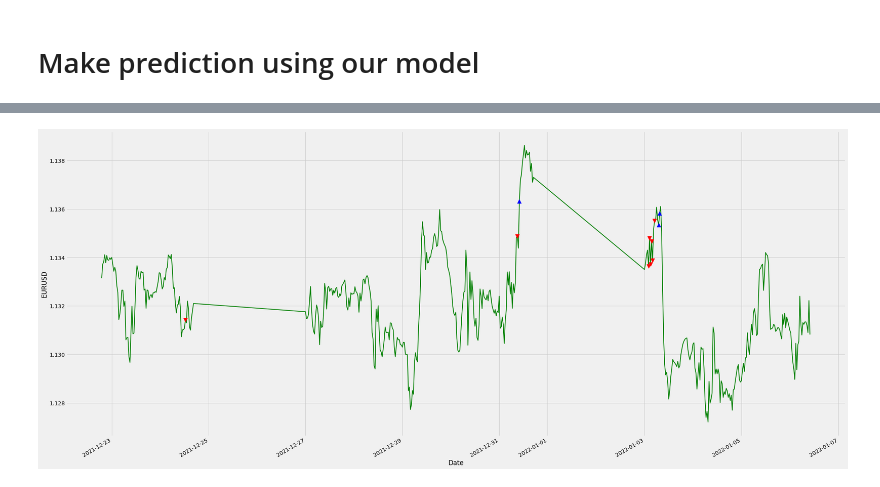
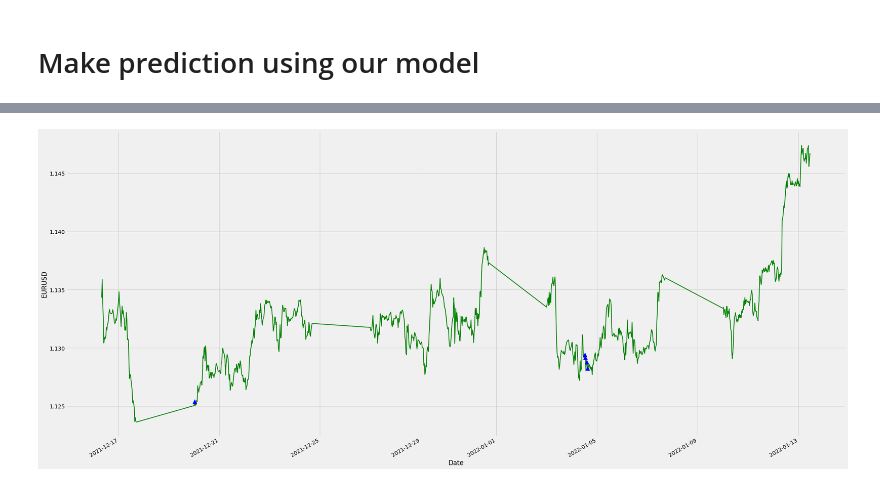
Before and after one commit to ayoubbensakhria/finance_algo, a Jupyter notebook: FXPROBOT.ipynb, the cells around one changed output, grey strips where cells are left out. Saved outputs shown, nothing was run; the diff lists cells and outputs as text; code cells hidden in the pictures.

```diff
--- a/FXPROBOT.ipynb
+++ b/FXPROBOT.ipynb
@@ -339,6 +360,7 @@ Time
 # download the max latest 30mn EURUSD dataframe
 import datetime
 import json, urllib.request
-api_endpoint = 'https://financialmodelingprep.com/api/v3/historical-chart/30min/EURUSD?apikey=d1e61f961d0be9c709b1bd6adaa2cca7'
-data = urllib.request.urlopen(api_endpoint).read()
+api_key = 'd1e61f961d0be9c709b1bd6adaa2cca7'
+api_endpoint = 'https://financialmodelingprep.com/api/v3/historical-chart/30min/{symbol}?apikey={key}'
+data = urllib.request.urlopen(api_endpoint.format(symbol=symbol.upper(), key=api_key)).read()
 # %%
@@ -357,17 +380,18 @@ eurusd.head()
 # %%
-eurusd = get_macd(eurusd, macd_slow, macd_fast, macd_smooth)
-eurusd['cci'] = get_cci(eurusd, cci_period, cci_ct)
-eurusd['rsi'] = get_rsi(eurusd, rsi_period)
-eurusd['Time'] = pd.to_datetime(eurusd.index)
-eurusd = eurusd[eurusd.index.dayofweek < 5]
-eurusd['moment'] = eurusd['Time'].dt.dayofweek * 10000  + eurusd['Time'].dt.hour * 60 + eurusd['Time'].dt.minute
-eurusd.drop(['Open', 'High', 'Low'], axis=1)
-eurusd['tsignal'] = '0'
-eurusd['atsignal'] = '0'
-eurusd['min_price'] = '0'
-eurusd['max_price'] = '0'
-eurusd['Volume'].replace(0, np.nan, inplace=True)
-eurusd.replace([np.inf, -np.inf], np.nan, inplace=True)
-eurusd.dropna(inplace=True)
-eurusd.tail()
+target = get_macd(target, macd_slow, macd_fast, macd_smooth)
+target['rsi'] = get_rsi(target, rsi_period)
+target = get_adx(target, period*4)
+
+target['Date'] = pd.to_datetime(target.index)
+target['moment'] = target['Date'].dt.dayofweek * 10000  + target['Date'].dt.hour * 60 + target['Date'].dt.minute
+target.drop(['Open', 'High', 'Low'], axis=1)
+target['tsignal'] = '0'
+target['atsignal'] = '0'
+target['min_price'] = '0'
+target['max_price'] = '0'
+target['cci'] = '0'
+target['Volume'].replace(0, np.nan, inplace=True)
+target.replace([np.inf, -np.inf], np.nan, inplace=True)
+target.dropna(inplace=True)
+target.head()
 # %% [output]
@@ -381,7 +421,6 @@ non_features
 # %%
 non_features
 # using scikitlearn to split the dataset into 80% training and 20% validation datasets
-ddf = eurusd.drop(non_features, axis=1)
-ddf = ddf.drop('Date', axis = 1)
+ddf = target.drop(non_features, axis=1)
 len(ddf)
 # %% [output]
@@ -394,3 +428,3 @@ max_volume_r
 # %%
 ddf['predicted_signal'] = rfc.predict(ddf)
-ddf['Close'] = eurusd['Close']
+ddf['Close'] = target['Close']
@@ -402,24 +457,24 @@ len(ddf.loc[ddf.predicted_signal == 1])
 # %%
 # Initialize the plot figure
 fig = plt.figure(figsize=(32,16))
 
 ## Add a subplot and label for y-axis
-ax1 = fig.add_subplot(111,ylabel='EURUSD')
+ax1 = fig.add_subplot(111,ylabel=symbol)
 
 ## Plot the closing price
 ddf['Close'].plot(ax=ax1, color='g', lw=2.)
 
 # Plot the buy signals
 ax1.plot(ddf.loc[ddf.predicted_signal == 1.0].index,
          ddf.Close[ddf.predicted_signal == 1.0],
          '^', markersize=10, color='b')
 
 # Plot the sell signals
 ax1.plot(ddf.loc[ddf.predicted_signal == -1.0].index,
          ddf.Close[ddf.predicted_signal == -1.0],
          'v', markersize=10, color='r')
 
 # Show the plot
 plt.show()
 # %% [output]
-[figure, old version]
+[figure, new version]
```
Also changed, not shown: parts of 27 cells of this notebook.
